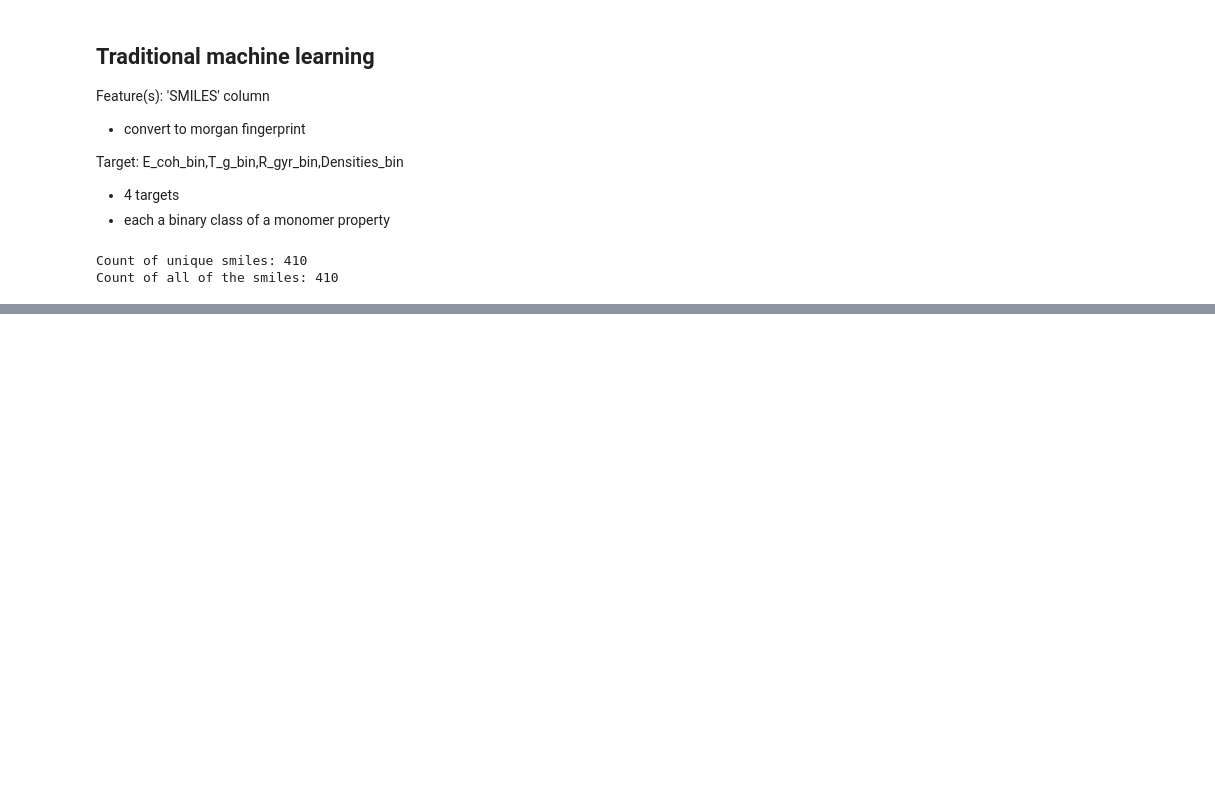
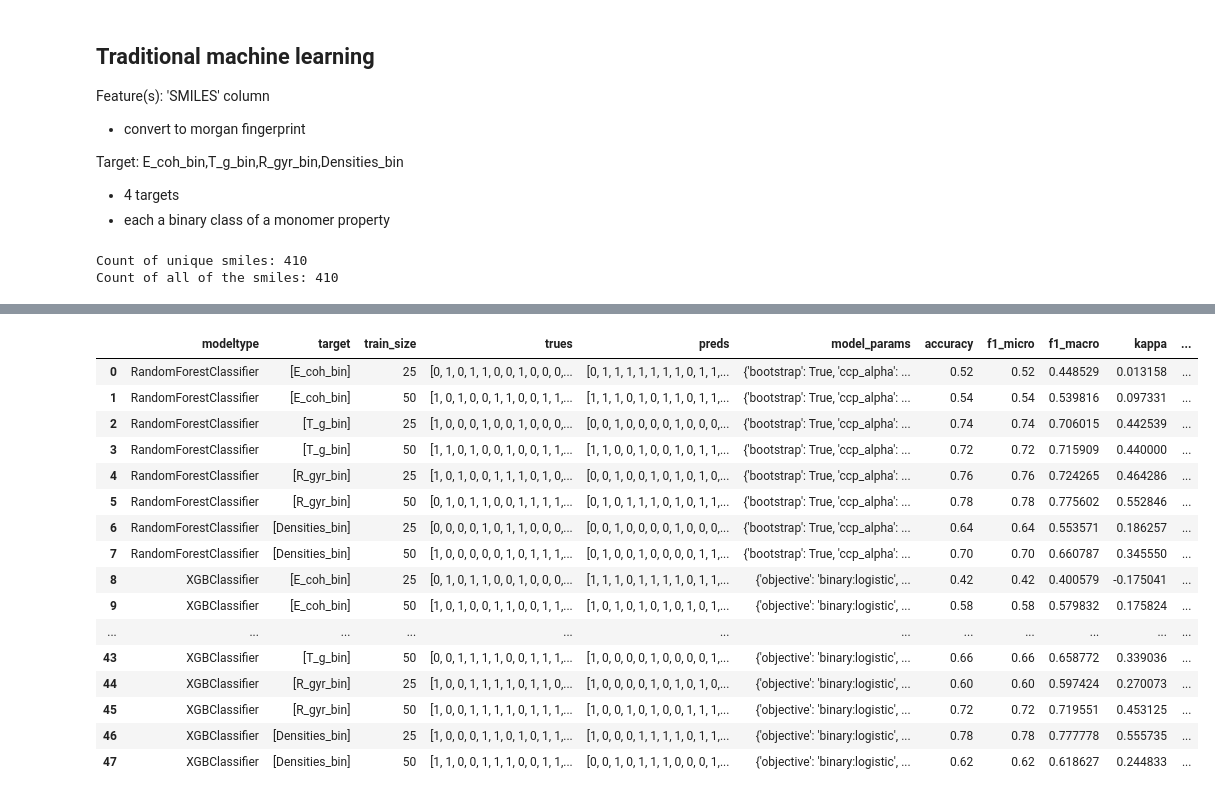
Before and after one commit to JorenBE/GPT-Challenge, a Jupyter notebook: experiments/01_Materials_and_Properties/Prop_monomers/ml/traditional_ml.ipynb, the cells around one changed output, grey strips where cells are left out. Saved outputs shown, nothing was run; the diff lists cells and outputs as text; code cells hidden in the pictures; blank space fills up the shorter version.

```diff
--- a/experiments/01_Materials_and_Properties/Prop_monomers/ml/traditional_ml.ipynb
+++ b/experiments/01_Materials_and_Properties/Prop_monomers/ml/traditional_ml.ipynb
@@ -102,3 +205,24 @@ def objective(trial, model_instance):
+# %%
+df = pd.DataFrame(all_res)
+display(df)
+# %% [output]
+|  | modeltype | target | train_size | trues | preds | model_params | accuracy | f1_micro | f1_macro | kappa | ... |
+| 0 | RandomForestClassifier | [E_coh_bin] | 25 | [0, 1, 0, 1, 1, 0, 0, 1, 0, 0, 0,... | [0, 1, 1, 1, 1, 1, 1, 1, 0, 1, 1,... | {'bootstrap': True, 'ccp_alpha': ... | 0.52 | 0.52 | 0.448529 | 0.013158 | ... |
+| 1 | RandomForestClassifier | [E_coh_bin] | 50 | [1, 0, 1, 0, 0, 1, 1, 0, 0, 1, 1,... | [1, 1, 1, 0, 1, 0, 1, 1, 0, 1, 1,... | {'bootstrap': True, 'ccp_alpha': ... | 0.54 | 0.54 | 0.539816 | 0.097331 | ... |
+| 2 | RandomForestClassifier | [T_g_bin] | 25 | [1, 0, 0, 0, 1, 0, 0, 1, 0, 0, 0,... | [0, 0, 1, 0, 0, 0, 0, 1, 0, 0, 0,... | {'bootstrap': True, 'ccp_alpha': ... | 0.74 | 0.74 | 0.706015 | 0.442539 | ... |
+| 3 | RandomForestClassifier | [T_g_bin] | 50 | [1, 1, 0, 1, 0, 0, 1, 0, 0, 1, 1,... | [1, 1, 0, 0, 1, 0, 0, 1, 0, 1, 1,... | {'bootstrap': True, 'ccp_alpha': ... | 0.72 | 0.72 | 0.715909 | 0.440000 | ... |
+| 4 | RandomForestClassifier | [R_gyr_bin] | 25 | [1, 0, 1, 0, 0, 1, 1, 1, 0, 1, 0,... | [0, 0, 1, 0, 0, 1, 0, 1, 0, 1, 0,... | {'bootstrap': True, 'ccp_alpha': ... | 0.76 | 0.76 | 0.724265 | 0.464286 | ... |
+| 5 | RandomForestClassifier | [R_gyr_bin] | 50 | [0, 1, 0, 1, 1, 0, 0, 1, 1, 1, 1,... | [0, 1, 0, 1, 1, 1, 0, 1, 0, 1, 1,... | {'bootstrap': True, 'ccp_alpha': ... | 0.78 | 0.78 | 0.775602 | 0.552846 | ... |
+| 6 | RandomForestClassifier | [Densities_bin] | 25 | [0, 0, 0, 0, 1, 0, 1, 1, 0, 0, 0,... | [0, 0, 1, 0, 0, 0, 0, 1, 0, 0, 0,... | {'bootstrap': True, 'ccp_alpha': ... | 0.64 | 0.64 | 0.553571 | 0.186257 | ... |
+| 7 | RandomForestClassifier | [Densities_bin] | 50 | [1, 0, 0, 0, 0, 0, 1, 0, 1, 1, 1,... | [0, 1, 0, 0, 1, 0, 0, 0, 0, 1, 1,... | {'bootstrap': True, 'ccp_alpha': ... | 0.70 | 0.70 | 0.660787 | 0.345550 | ... |
+| 8 | XGBClassifier | [E_coh_bin] | 25 | [0, 1, 0, 1, 1, 0, 0, 1, 0, 0, 0,... | [1, 1, 1, 0, 1, 1, 1, 1, 0, 1, 1,... | {'objective': 'binary:logistic', ... | 0.42 | 0.42 | 0.400579 | -0.175041 | ... |
+| 9 | XGBClassifier | [E_coh_bin] | 50 | [1, 0, 1, 0, 0, 1, 1, 0, 0, 1, 1,... | [1, 0, 1, 0, 1, 0, 1, 0, 1, 0, 1,... | {'objective': 'binary:logistic', ... | 0.58 | 0.58 | 0.579832 | 0.175824 | ... |
+| ... | ... | ... | ... | ... | ... | ... | ... | ... | ... | ... | ... |
+| 43 | XGBClassifier | [T_g_bin] | 50 | [0, 0, 1, 1, 1, 1, 0, 0, 1, 1, 1,... | [1, 0, 0, 0, 0, 1, 0, 0, 0, 0, 1,... | {'objective': 'binary:logistic', ... | 0.66 | 0.66 | 0.658772 | 0.339036 | ... |
+| 44 | XGBClassifier | [R_gyr_bin] | 25 | [1, 0, 0, 1, 1, 1, 1, 0, 1, 1, 0,... | [1, 0, 0, 0, 0, 1, 0, 1, 0, 1, 0,... | {'objective': 'binary:logistic', ... | 0.60 | 0.60 | 0.597424 | 0.270073 | ... |
+| 45 | XGBClassifier | [R_gyr_bin] | 50 | [1, 0, 0, 1, 1, 1, 1, 0, 1, 1, 1,... | [1, 0, 0, 1, 0, 1, 0, 0, 1, 1, 1,... | {'objective': 'binary:logistic', ... | 0.72 | 0.72 | 0.719551 | 0.453125 | ... |
+| 46 | XGBClassifier | [Densities_bin] | 25 | [1, 0, 0, 0, 1, 1, 0, 1, 0, 1, 1,... | [1, 0, 0, 0, 1, 1, 1, 1, 0, 1, 1,... | {'objective': 'binary:logistic', ... | 0.78 | 0.78 | 0.777778 | 0.555735 | ... |
+| 47 | XGBClassifier | [Densities_bin] | 50 | [1, 1, 0, 0, 1, 1, 1, 0, 0, 1, 1,... | [0, 0, 1, 0, 1, 1, 1, 0, 0, 0, 1,... | {'objective': 'binary:logistic', ... | 0.62 | 0.62 | 0.618627 | 0.244833 | ... |
 # %%
 model = MLmodel(modelType='RandomForestClassifier', df=input, target=Target,
                 features=['SMILES'], hyperparameter_tuning=True,
```
Also changed, not shown: parts of 4 cells of this notebook, 2 other files.
